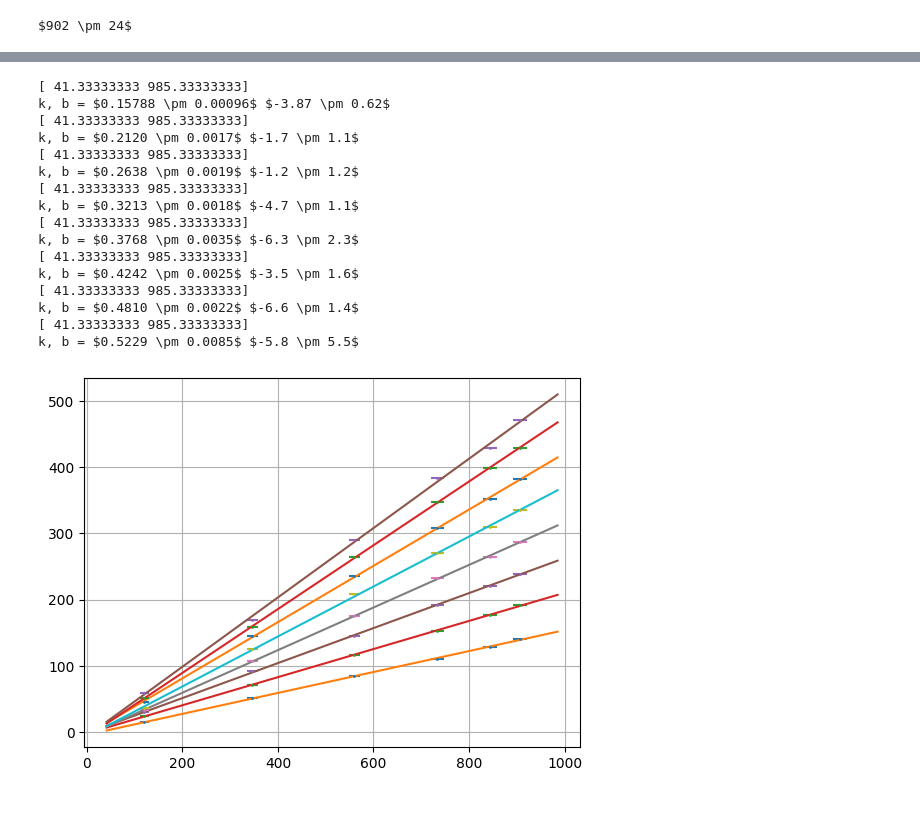
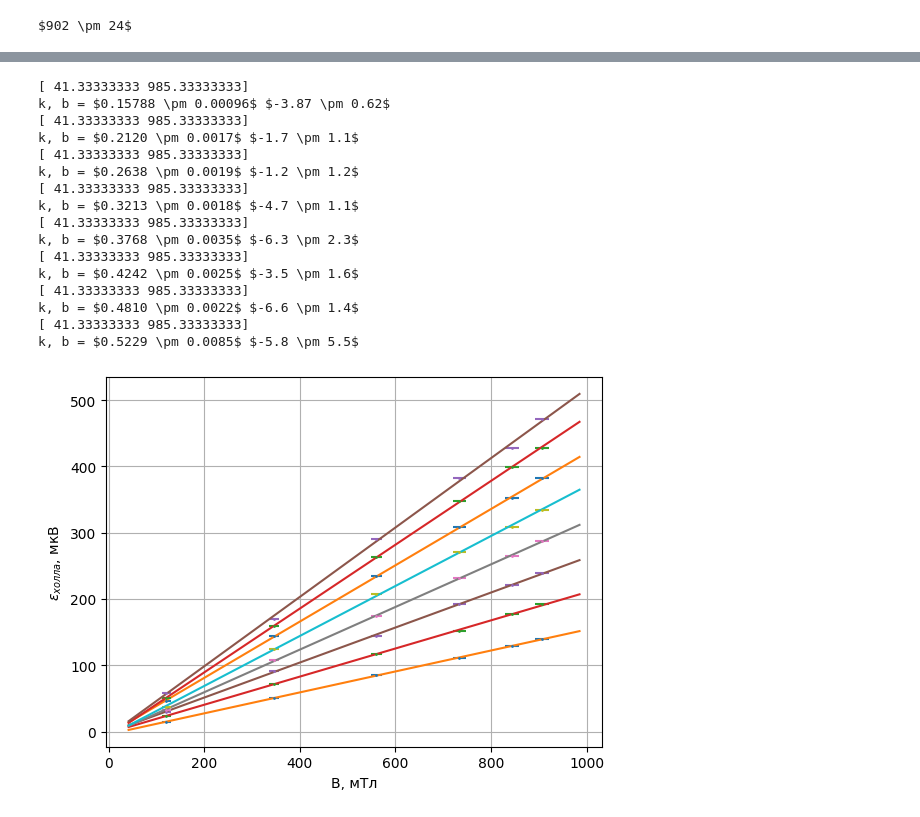
Before and after one commit to RedBrean/term2, a Jupyter notebook: term3/labs/334/334.ipynb, the cells around one changed output, grey strips where cells are left out. Cells and saved outputs as stored; diff of their text form; code cells hidden in the pictures.

```diff
--- a/term3/labs/334/334.ipynb
+++ b/term3/labs/334/334.ipynb
@@ -412,24 +391,27 @@ def calc_k(i0):
     return k
 # %%
 EI = pd.DataFrame()
+plt.xlabel("B, мТл")
+plt.ylabel("$\\epsilon_{холла}$, мкВ")
 EI["I0"] = [0.3,0.4,0.5,0.6,0.7,0.8,0.9,1.0]
 EI["k"] = EI["I0"].apply(lambda x: calc_k(x))
+plt.savefig("eb.png", dpi=300)
 # %% [output]
 [ 41.33333333 985.33333333]
 k, b = $0.15788 \pm 0.00096$ $-3.87 \pm 0.62$
 [ 41.33333333 985.33333333]
 k, b = $0.2120 \pm 0.0017$ $-1.7 \pm 1.1$
 [ 41.33333333 985.33333333]
 k, b = $0.2638 \pm 0.0019$ $-1.2 \pm 1.2$
 [ 41.33333333 985.33333333]
 k, b = $0.3213 \pm 0.0018$ $-4.7 \pm 1.1$
 [ 41.33333333 985.33333333]
 k, b = $0.3768 \pm 0.0035$ $-6.3 \pm 2.3$
 [ 41.33333333 985.33333333]
 k, b = $0.4242 \pm 0.0025$ $-3.5 \pm 1.6$
 [ 41.33333333 985.33333333]
 k, b = $0.4810 \pm 0.0022$ $-6.6 \pm 1.4$
 [ 41.33333333 985.33333333]
 k, b = $0.5229 \pm 0.0085$ $-5.8 \pm 5.5$
-[figure, old version]
+[figure, new version]
 # %%
```
Also changed, not shown: parts of 10 cells of this notebook, 2 other files.
